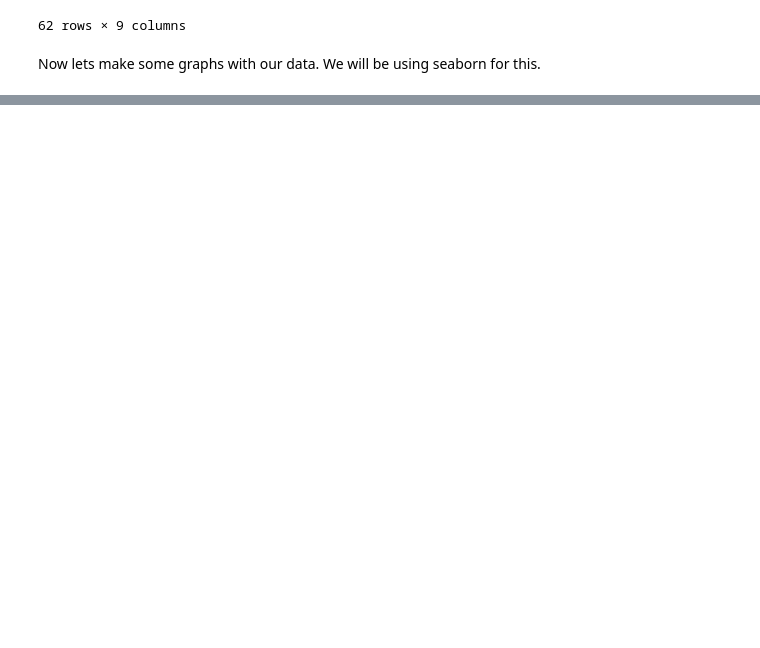
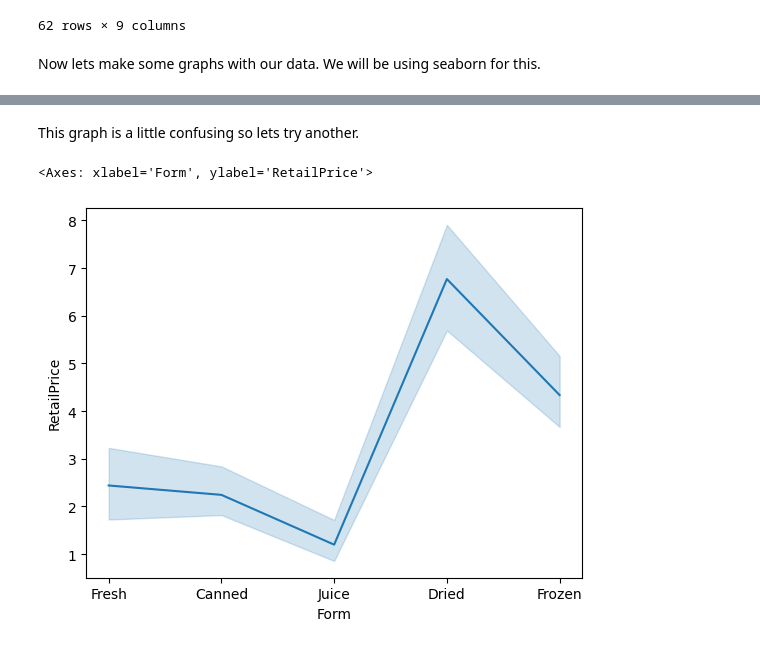
Before and after one commit to aelliott26/ITE140, a Jupyter notebook: Jupyter_Notebooks/PandaPractice.ipynb, the cells around one changed output, grey strips where cells are left out. Drawn from its saved outputs; the diff is of its cells as text; code cells hidden in the pictures; blank space fills up the shorter version.

```diff
--- a/Jupyter_Notebooks/PandaPractice.ipynb
+++ b/Jupyter_Notebooks/PandaPractice.ipynb
@@ -181,0 +199,7 @@ URLError: <urlopen error [SSL: CERTIFICATE_VERIFY_FAILED] certificate verify fai
+# %% [markdown]
+This graph is a little confusing so lets try another.
+# %%
+sns.lineplot(data=array2,x="Form",y="RetailPrice")
+# %% [output]
+<Axes: xlabel='Form', ylabel='RetailPrice'>
+[figure, added]
```
Also changed, not shown: parts of 9 cells of this notebook.
